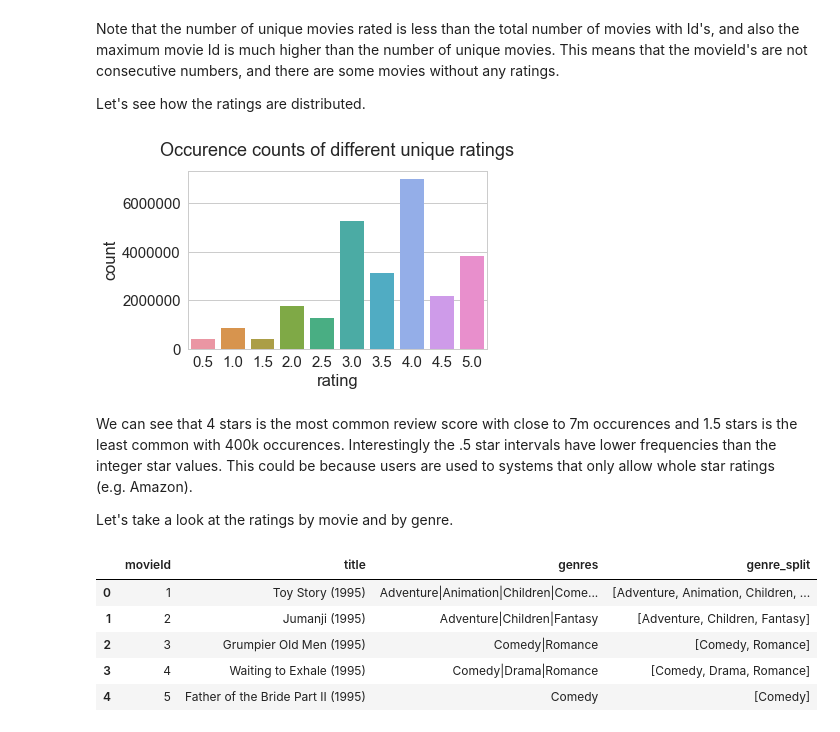
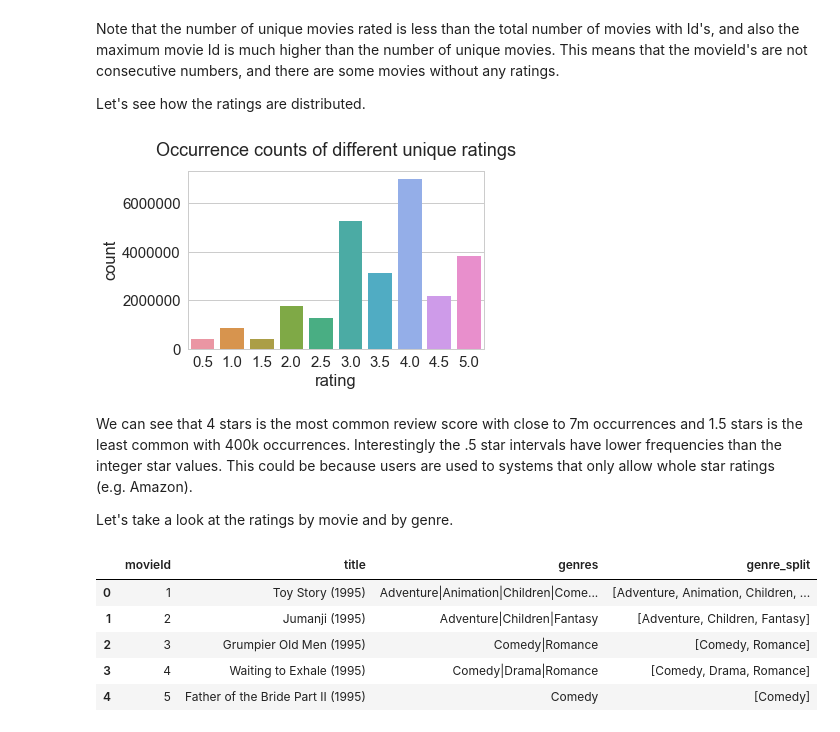
Before and after one commit to HexhamAllstar/HexhamAllstar.Github.io, a Jupyter notebook: content/MovieRecommender.ipynb, the cells around one changed output. Cells and saved outputs as stored; diff of their text form; code cells hidden in the pictures.

```diff
--- a/content/MovieRecommender.ipynb
+++ b/content/MovieRecommender.ipynb
@@ -93,12 +93,12 @@ Let's see how the ratings are distributed.
 # %%
 sns.set(font_scale=1.5, style='whitegrid')
 sns.countplot(ratings['rating'])
-plt.title('Occurence counts of different unique ratings', y=1.05)
+plt.title('Occurrence counts of different unique ratings', y=1.05)
 plt.tight_layout()
 # %% [output]
-[figure, old version]
+[figure, new version]
 # %% [markdown]
-We can see that 4 stars is the most common review score with close to 7m occurences and 1.5 stars is the least common with 400k occurences. Interestingly the .5 star intervals have lower frequencies than the integer star values. This could be because users are used to systems that only allow whole star ratings (e.g. Amazon).
+We can see that 4 stars is the most common review score with close to 7m occurrences and 1.5 stars is the least common with 400k occurrences. Interestingly the .5 star intervals have lower frequencies than the integer star values. This could be because users are used to systems that only allow whole star ratings (e.g. Amazon).
 
 Let's take a look at the ratings by movie and by genre.
 # %%
```
Also changed, not shown: parts of 7 cells of this notebook, 33 other files.
